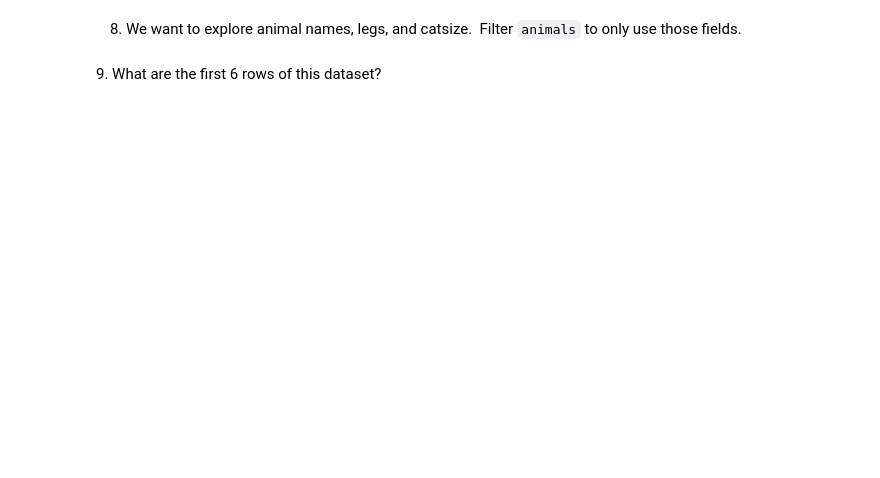
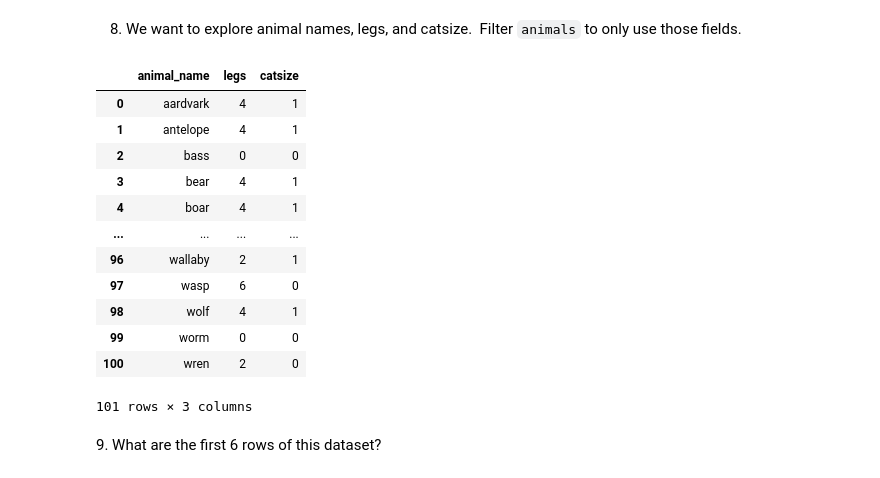
Before and after one commit to ahadh762/Zoo-With-Pandas-Exercise, a Jupyter notebook: intro-to-pandas-starter.ipynb, the cells around one changed output. Saved outputs shown, nothing was run; the diff lists cells and outputs as text; code cells hidden in the pictures; blank space fills up the shorter version.

```diff
--- a/intro-to-pandas-starter.ipynb
+++ b/intro-to-pandas-starter.ipynb
@@ -23,4 +102,21 @@ Put the [zoo.csv](zoo.csv) file in the same folder as this notebook. Then answer
 # %% [markdown]
 8. We want to explore animal names, legs, and catsize.  Filter `animals` to only use those fields.
+# %%
+animals = animals[['animal_name','legs','catsize']]
+animals[['animal_name','legs','catsize']]
+# %% [output]
+|  | animal_name | legs | catsize |
+| 0 | aardvark | 4 | 1 |
+| 1 | antelope | 4 | 1 |
+| 2 | bass | 0 | 0 |
+| 3 | bear | 4 | 1 |
+| 4 | boar | 4 | 1 |
+| ... | ... | ... | ... |
+| 96 | wallaby | 2 | 1 |
+| 97 | wasp | 6 | 0 |
+| 98 | wolf | 4 | 1 |
+| 99 | worm | 0 | 0 |
+| 100 | wren | 2 | 0 |
+101 rows × 3 columns
 # %% [markdown]
 9\. What are the first 6 rows of this dataset?
```
Also changed, not shown: parts of 15 cells of this notebook.
